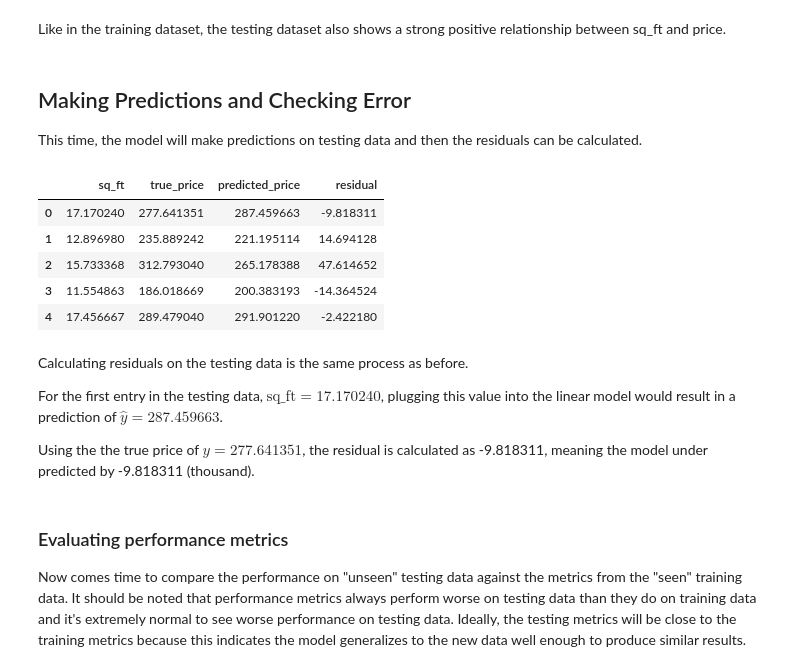
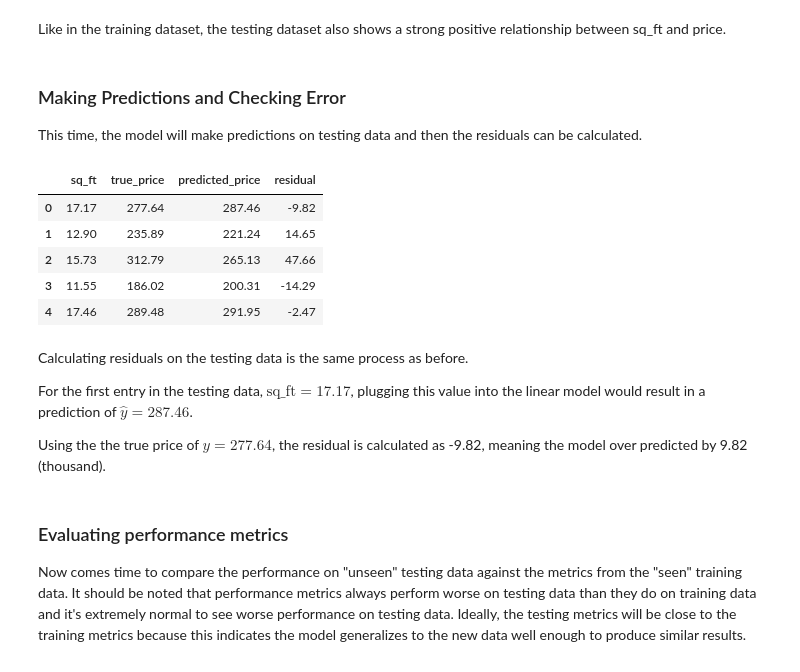
Before and after one commit to papir805/Stanford-ML-Class, a Jupyter notebook: notebooks/linear_regression.ipynb, the cells around one changed output. Saved outputs shown, nothing was run; the diff lists cells and outputs as text; code cells hidden in the pictures.

```diff
--- a/notebooks/linear_regression.ipynb
+++ b/notebooks/linear_regression.ipynb
@@ -291,36 +305,37 @@ testing r-value (correlation coefficient): 0.8968
 # %% [markdown]
 Like in the training dataset, the testing dataset also shows a strong positive relationship between sq_ft and price.
 # %% [markdown]
-## Making Predictions and Checking Error
+### Making Predictions and Checking Error
 
 This time, the model will make predictions on testing data and then the residuals can be calculated.
 # %%
 # Make predictions using the "unseen" testing data
 test_predictions = lin_reg_model.predict(X_test)
+test_predictions = np.round(test_predictions, 2)
 
 # Calculate the error (residual) for each prediction
 test_residuals = y_test - test_predictions
 
 # Store results in dataframe
 test_results_df = pd.DataFrame({x_label:X_test.flatten(),
                                 y_true:y_test.flatten(),
                                 y_predicted:test_predictions.flatten(),
                                 'residual':test_residuals.flatten()})
 test_results_df.head()
 # %% [output]
 |  | sq_ft | true_price | predicted_price | residual |
-| 0 | 17.170240 | 277.641351 | 287.459663 | -9.818311 |
-| 1 | 12.896980 | 235.889242 | 221.195114 | 14.694128 |
-| 2 | 15.733368 | 312.793040 | 265.178388 | 47.614652 |
-| 3 | 11.554863 | 186.018669 | 200.383193 | -14.364524 |
-| 4 | 17.456667 | 289.479040 | 291.901220 | -2.422180 |
+| 0 | 17.17 | 277.64 | 287.46 | -9.82 |
+| 1 | 12.90 | 235.89 | 221.24 | 14.65 |
+| 2 | 15.73 | 312.79 | 265.13 | 47.66 |
+| 3 | 11.55 | 186.02 | 200.31 | -14.29 |
+| 4 | 17.46 | 289.48 | 291.95 | -2.47 |
 # %% [markdown]
 Calculating residuals on the testing data is the same process as before.
 
-For the first entry in the testing data, $\text{sq_ft}=17.170240$, plugging this value into the linear model would result in a prediction of $\hat y = 287.459663$.
+For the first entry in the testing data, $\text{sq_ft}=17.17$, plugging this value into the linear model would result in a prediction of $\hat y = 287.46$.
 
 Using the
-the true price of $y=277.641351$, the residual is calculated as -9.818311, meaning the model under predicted by -9.818311 (thousand).
+the true price of $y=277.64$, the residual is calculated as -9.82, meaning the model over predicted by 9.82 (thousand).
 # %% [markdown]
 ### Evaluating performance metrics
 
```
Also changed, not shown: parts of 27 cells of this notebook, 1 other file.
